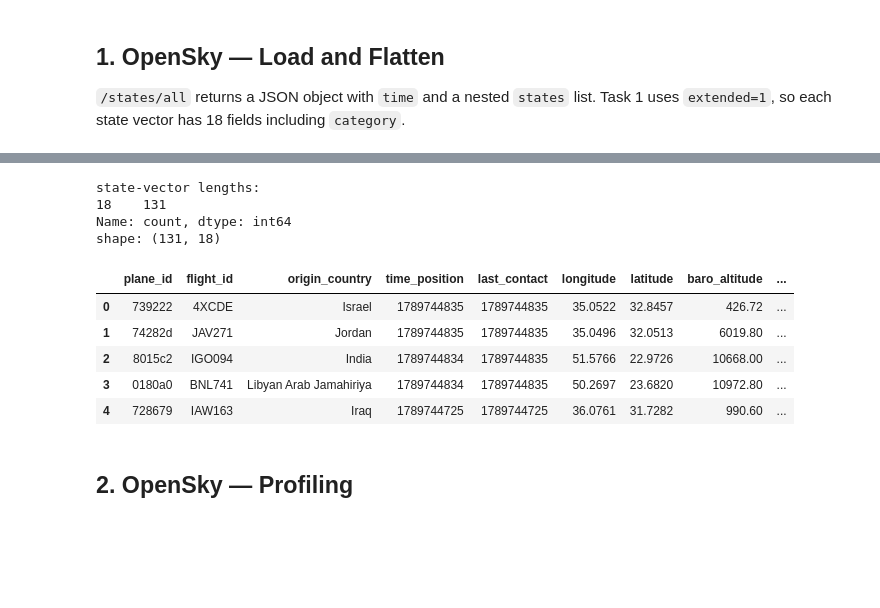
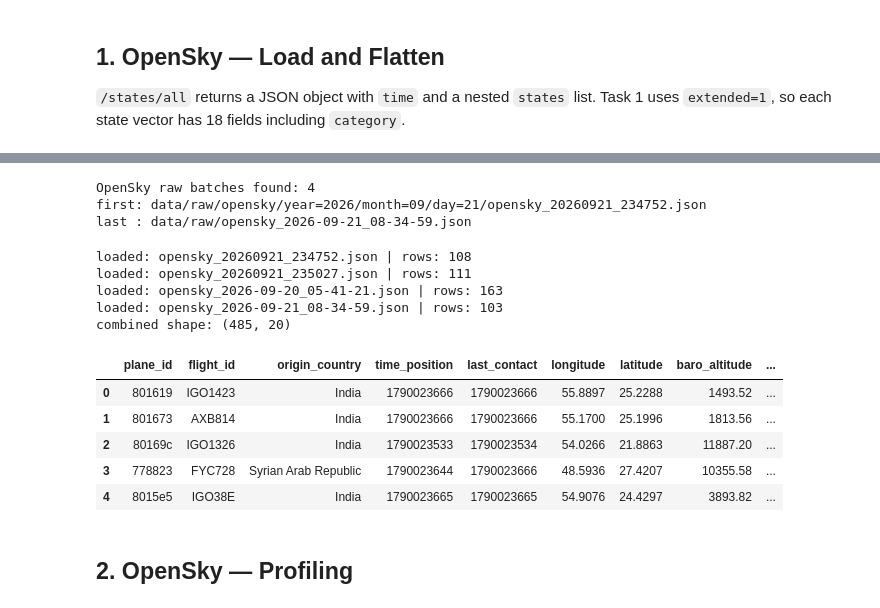
Before and after one commit to Nnoouurraa/DE-SkyPrint, a Jupyter notebook: notebooks/02_profile_clean.ipynb, the cells around one changed output, grey strips where cells are left out. Saved outputs shown, nothing was run; the diff lists cells and outputs as text; code cells hidden in the pictures; blank space fills up the shorter version.

```diff
--- a/notebooks/02_profile_clean.ipynb
+++ b/notebooks/02_profile_clean.ipynb
@@ -58,16 +62,3 @@ def latest_timestamped_file(prefix):
 
 `/states/all` returns a JSON object with `time` and a nested `states` list.
 Task 1 uses `extended=1`, so each state vector has 18 fields including `category`.
-# %%
-opensky_path = latest_timestamped_file('opensky')
-
-with open(opensky_path, encoding='utf-8') as f:
-    opensky_raw = json.load(f)
-
-print('loaded file:', opensky_path.name)
-print('snapshot unix time:', opensky_raw.get('time'))
-print('number of state vectors:', len(opensky_raw.get('states', [])))
-
-if opensky_raw.get('states'):
-    print('fields in first state vector:', len(opensky_raw['states'][0]))
-    display(opensky_raw['states'][0])
@@ -97,32 +65,49 @@ fields in first state vector: 18
+# %%
+opensky_files = raw_json_files('opensky')
+print('OpenSky raw batches found:', len(opensky_files))
+print('first:', opensky_files[0].relative_to(PROJECT_ROOT))
+print('last :', opensky_files[-1].relative_to(PROJECT_ROOT))
+# %% [output]
+OpenSky raw batches found: 4
+first: data/raw/opensky/year=2026/month=09/day=21/opensky_20260921_234752.json
+last : data/raw/opensky_2026-09-21_08-34-59.json
 # %%
 OPENSKY_COLUMNS = [
     'plane_id', 'flight_id', 'origin_country', 'time_position', 'last_contact',
     'longitude', 'latitude', 'baro_altitude', 'on_ground', 'velocity',
     'true_track', 'vertical_rate', 'sensors', 'geo_altitude', 'squawk',
     'spi', 'source_type', 'category'
 ]
 
-state_lengths = pd.Series([len(row) for row in opensky_raw.get('states', [])]).value_counts().sort_index()
-print('state-vector lengths:')
-print(state_lengths)
+sky_frames = []
+for opensky_path in opensky_files:
+    with open(opensky_path, encoding='utf-8') as f:
+        opensky_raw = json.load(f)
+    states = opensky_raw.get('states', []) or []
+    state_lengths = pd.Series([len(row) for row in states]).value_counts().sort_index()
+    if len(state_lengths) and not (len(state_lengths) == 1 and state_lengths.index[0] == 18):
+        raise ValueError(f'Unexpected OpenSky state-vector length in {opensky_path}. Expected 18 fields.')
+    frame = pd.DataFrame(states, columns=OPENSKY_COLUMNS)
+    frame['batch_id'] = batch_id_from_path(opensky_path, 'opensky')
+    frame['source_file'] = str(opensky_path.relative_to(PROJECT_ROOT))
+    sky_frames.append(frame)
+    print('loaded:', opensky_path.name, '| rows:', len(frame))
 
-if len(state_lengths) and not (len(state_lengths) == 1 and state_lengths.index[0] == 18):
-    raise ValueError('Unexpected OpenSky state-vector length. Expected 18 fields because extended=1 is used.')
-
-df_sky = pd.DataFrame(opensky_raw.get('states', []), columns=OPENSKY_COLUMNS)
-print('shape:', df_sky.shape)
+df_sky = pd.concat(sky_frames, ignore_index=True)
+print('combined shape:', df_sky.shape)
 df_sky.head()
 # %% [output]
-state-vector lengths:
-18    131
-Name: count, dtype: int64
-shape: (131, 18)
+loaded: opensky_20260921_234752.json | rows: 108
+loaded: opensky_20260921_235027.json | rows: 111
+loaded: opensky_2026-09-20_05-41-21.json | rows: 163
+loaded: opensky_2026-09-21_08-34-59.json | rows: 103
+combined shape: (485, 20)
 |  | plane_id | flight_id | origin_country | time_position | last_contact | longitude | latitude | baro_altitude | ... |
-| 0 | 739222 | 4XCDE | Israel | 1789744835 | 1789744835 | 35.0522 | 32.8457 | 426.72 | ... |
-| 1 | 74282d | JAV271 | Jordan | 1789744835 | 1789744835 | 35.0496 | 32.0513 | 6019.80 | ... |
-| 2 | 8015c2 | IGO094 | India | 1789744834 | 1789744835 | 51.5766 | 22.9726 | 10668.00 | ... |
-| 3 | 0180a0 | BNL741 | Libyan Arab Jamahiriya | 1789744834 | 1789744835 | 50.2697 | 23.6820 | 10972.80 | ... |
-| 4 | 728679 | IAW163 | Iraq | 1789744725 | 1789744725 | 36.0761 | 31.7282 | 990.60 | ... |
+| 0 | 801619 | IGO1423 | India | 1790023666 | 1790023666 | 55.8897 | 25.2288 | 1493.52 | ... |
+| 1 | 801673 | AXB814 | India | 1790023666 | 1790023666 | 55.1700 | 25.1996 | 1813.56 | ... |
+| 2 | 80169c | IGO1326 | India | 1790023533 | 1790023534 | 54.0266 | 21.8863 | 11887.20 | ... |
+| 3 | 778823 | FYC728 | Syrian Arab Republic | 1790023644 | 1790023666 | 48.5936 | 27.4207 | 10355.58 | ... |
+| 4 | 8015e5 | IGO38E | India | 1790023665 | 1790023665 | 54.9076 | 24.4297 | 3893.82 | ... |
 # %% [markdown]
 ## 2. OpenSky — Profiling
 # %%
```
Also changed, not shown: parts of 20 cells of this notebook, 4 other files.
